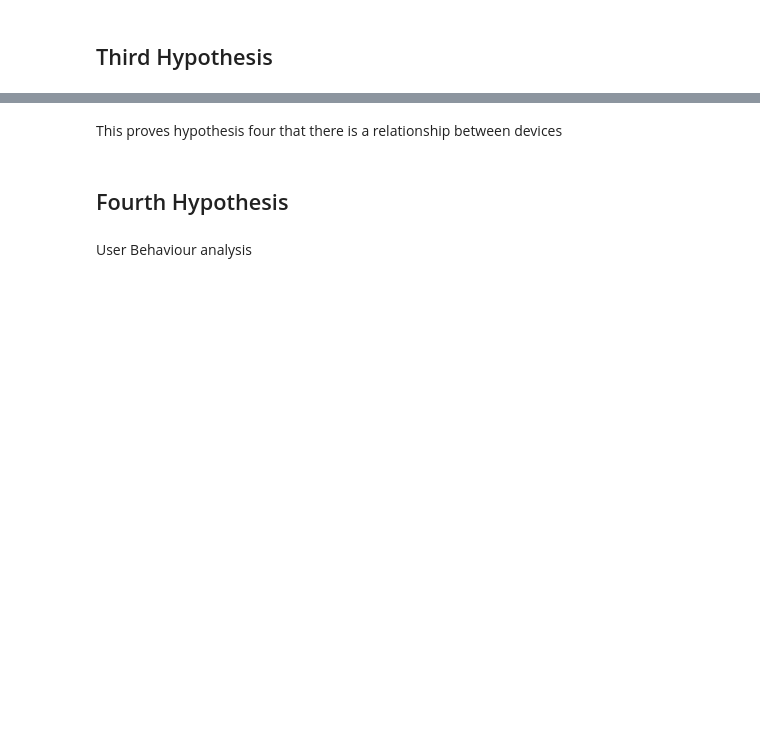
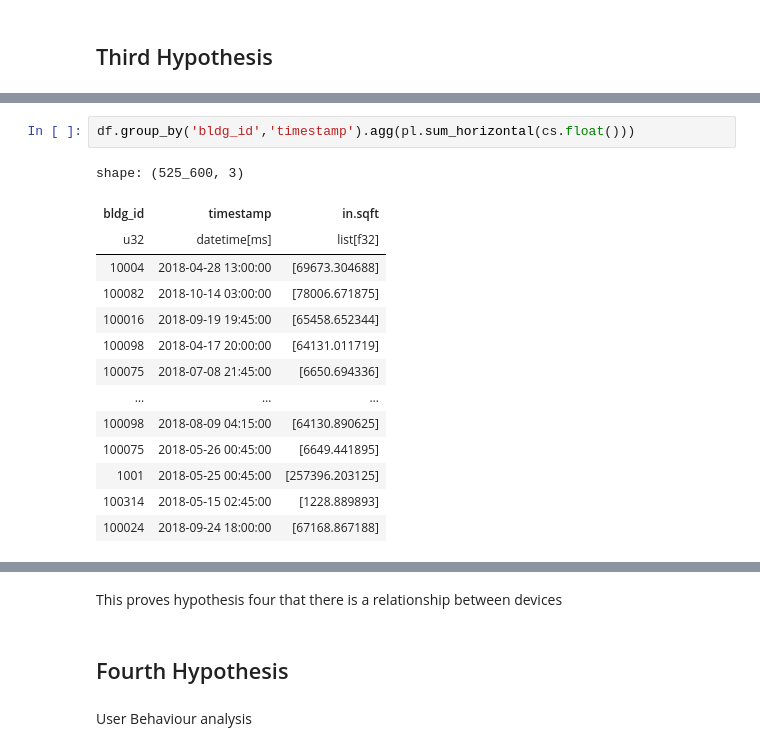
Before and after one commit to 1nuc/load-profile-decomposition, a Jupyter notebook: src/Customer_analysis/run.ipynb, the cells around one changed output, grey strips where cells are left out. Saved outputs shown, nothing was run; the diff lists cells and outputs as text; blank space fills up the shorter version.

```diff
--- a/src/Customer_analysis/run.ipynb
+++ b/src/Customer_analysis/run.ipynb
@@ -373,3 +394,20 @@ Simultaneous operation of two appliance creates a load on user's side
+# %%
+df.group_by('bldg_id','timestamp').agg(pl.sum_horizontal(cs.float()))
+# %% [output]
+shape: (525_600, 3)
+| bldg_id | timestamp | in.sqft |
+| u32 | datetime[ms] | list[f32] |
+| 10004 | 2018-04-28 13:00:00 | [69673.304688] |
+| 100082 | 2018-10-14 03:00:00 | [78006.671875] |
+| 100016 | 2018-09-19 19:45:00 | [65458.652344] |
+| 100098 | 2018-04-17 20:00:00 | [64131.011719] |
+| 100075 | 2018-07-08 21:45:00 | [6650.694336] |
+| … | … | … |
+| 100098 | 2018-08-09 04:15:00 | [64130.890625] |
+| 100075 | 2018-05-26 00:45:00 | [6649.441895] |
+| 1001 | 2018-05-25 00:45:00 | [257396.203125] |
+| 100314 | 2018-05-15 02:45:00 | [1228.889893] |
+| 100024 | 2018-09-24 18:00:00 | [67168.867188] |
 # %%
 ##TODO: Make a pairplot for all long duration appliances generally
 ## TODO: Make a pairplot for all long duration appliances using correlations like is_Holiday
```
Also changed, not shown: parts of 6 cells of this notebook.
